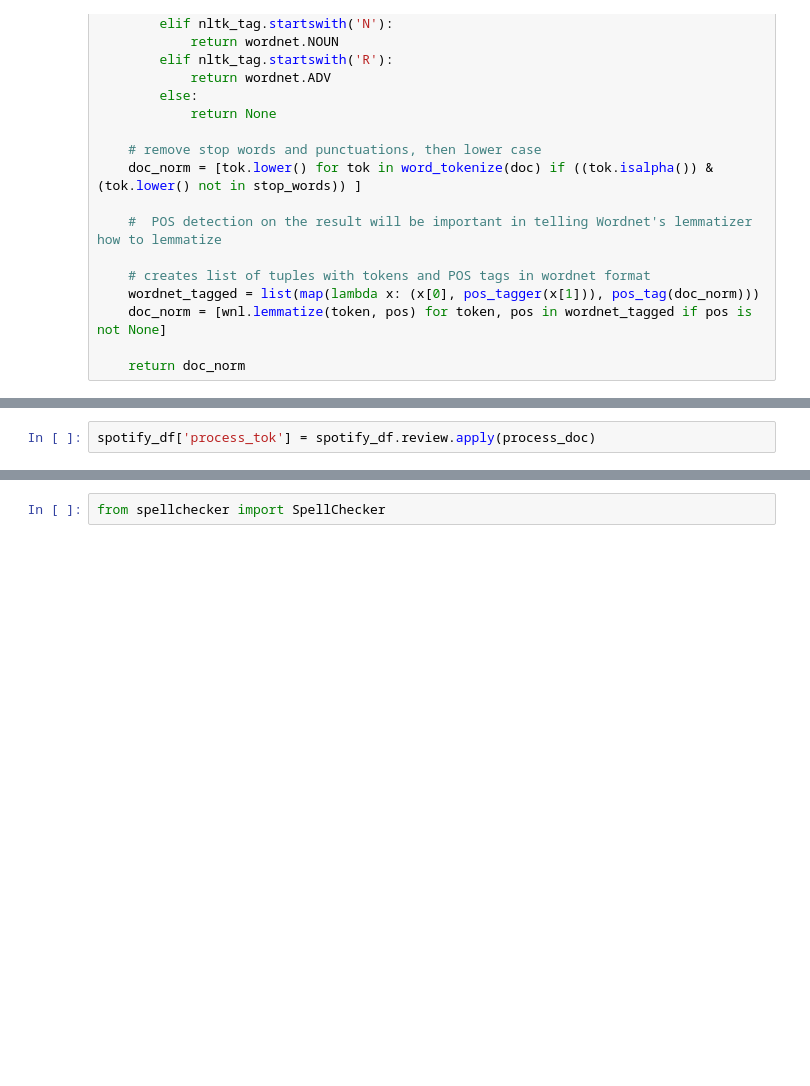
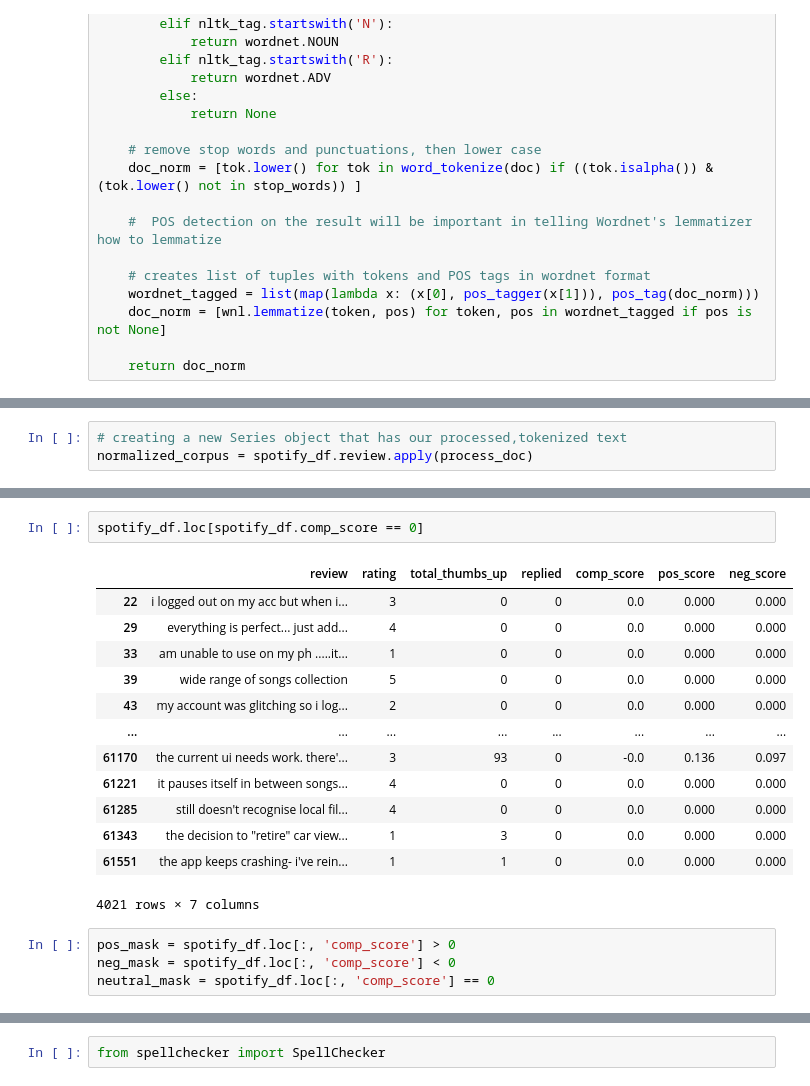
Before and after one commit to asoylatte03/spotify-app-reviews, a Jupyter notebook: data cleaning.ipynb, the cells around one changed output, grey strips where cells are left out. Drawn from its saved outputs; the diff is of its cells as text; blank space fills up the shorter version.

```diff
--- a/data cleaning.ipynb
+++ b/data cleaning.ipynb
@@ -178,3 +240,4 @@ process_doc(first_review)
 # %%
-spotify_df['process_tok'] = spotify_df.review.apply(process_doc)
+# creating a new Series object that has our processed,tokenized text
+normalized_corpus = spotify_df.review.apply(process_doc)
 # %%
@@ -221,0 +379,20 @@ Length: 896179, dtype: object>
+# %%
+spotify_df.loc[spotify_df.comp_score == 0]
+# %% [output]
+|  | review | rating | total_thumbs_up | replied | comp_score | pos_score | neg_score |
+| 22 | i logged out on my acc but when i... | 3 | 0 | 0 | 0.0 | 0.000 | 0.000 |
+| 29 | everything is perfect... just add... | 4 | 0 | 0 | 0.0 | 0.000 | 0.000 |
+| 33 | am unable to use on my ph .....it... | 1 | 0 | 0 | 0.0 | 0.000 | 0.000 |
+| 39 | wide range of songs collection | 5 | 0 | 0 | 0.0 | 0.000 | 0.000 |
+| 43 | my account was glitching so i log... | 2 | 0 | 0 | 0.0 | 0.000 | 0.000 |
+| ... | ... | ... | ... | ... | ... | ... | ... |
+| 61170 | the current ui needs work. there'... | 3 | 93 | 0 | -0.0 | 0.136 | 0.097 |
+| 61221 | it pauses itself in between songs... | 4 | 0 | 0 | 0.0 | 0.000 | 0.000 |
+| 61285 | still doesn't recognise local fil... | 4 | 0 | 0 | 0.0 | 0.000 | 0.000 |
+| 61343 | the decision to "retire" car view... | 1 | 3 | 0 | 0.0 | 0.000 | 0.000 |
+| 61551 | the app keeps crashing- i've rein... | 1 | 1 | 0 | 0.0 | 0.000 | 0.000 |
+4021 rows × 7 columns
+# %%
+pos_mask = spotify_df.loc[:, 'comp_score'] > 0
+neg_mask = spotify_df.loc[:, 'comp_score'] < 0
+neutral_mask = spotify_df.loc[:, 'comp_score'] == 0
```
Also changed, not shown: parts of 76 cells of this notebook.
